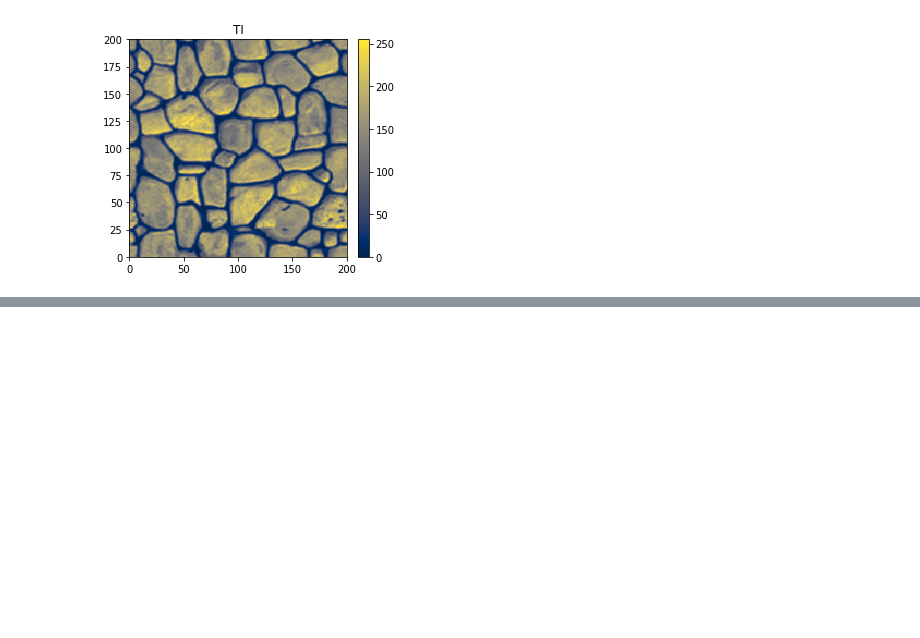
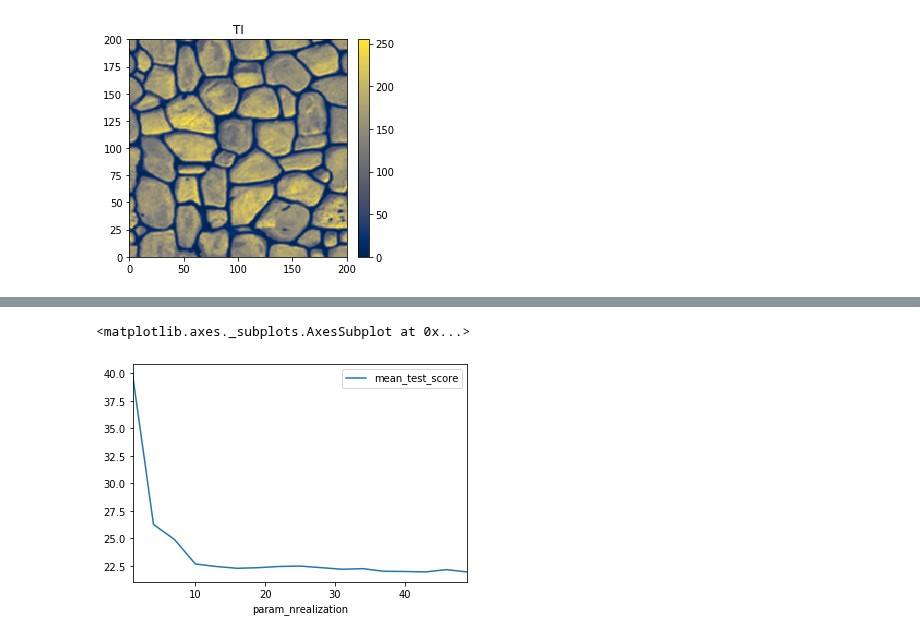
Before and after one commit to randlab/geone, a Jupyter notebook: examples/ex_cross_validaton.ipynb, the cells around one changed output, grey strips where cells are left out. Saved outputs shown, nothing was run; the diff lists cells and outputs as text; code cells hidden in the pictures; blank space fills up the shorter version.

```diff
--- a/examples/ex_cross_validaton.ipynb
+++ b/examples/ex_cross_validaton.ipynb
@@ -253,0 +276,17 @@ hd_test = hd.drop(hd_train.index)
+# %%
+cross_validator =  GridSearchCV(deesse_regressor,
+                    param_grid={'nrealization': range(1,50,3),
+                                },
+                    scoring=crps,
+                    n_jobs=1,
+                    cv= KFold(n_splits=5,
+                     shuffle=True,
+                     random_state=20191201,
+                    ),
+                    refit=False,
+                    verbose=0,
+                    error_score='raise',
+                    return_train_score=False,
+                   )
+# %%
+cross_validator.fit(df_continuous_obs[['X','Y','Z']], df_continuous_obs['facies_real00000'])
@@ -253,0 +301,3 @@ hd_test = hd.drop(hd_train.index)
+# %%
+df_cv_results = pd.DataFrame(cross_validator.cv_results_)
+df_cv_results.head()
@@ -253,0 +311,5 @@ hd_test = hd.drop(hd_train.index)
+# %%
+df_cv_results.plot(x='param_nrealization', y='mean_test_score')
+# %% [output]
+<matplotlib.axes._subplots.AxesSubplot at 0x...>
+[figure, added]
```
Also changed, not shown: parts of 35 cells of this notebook, 7 other files.
